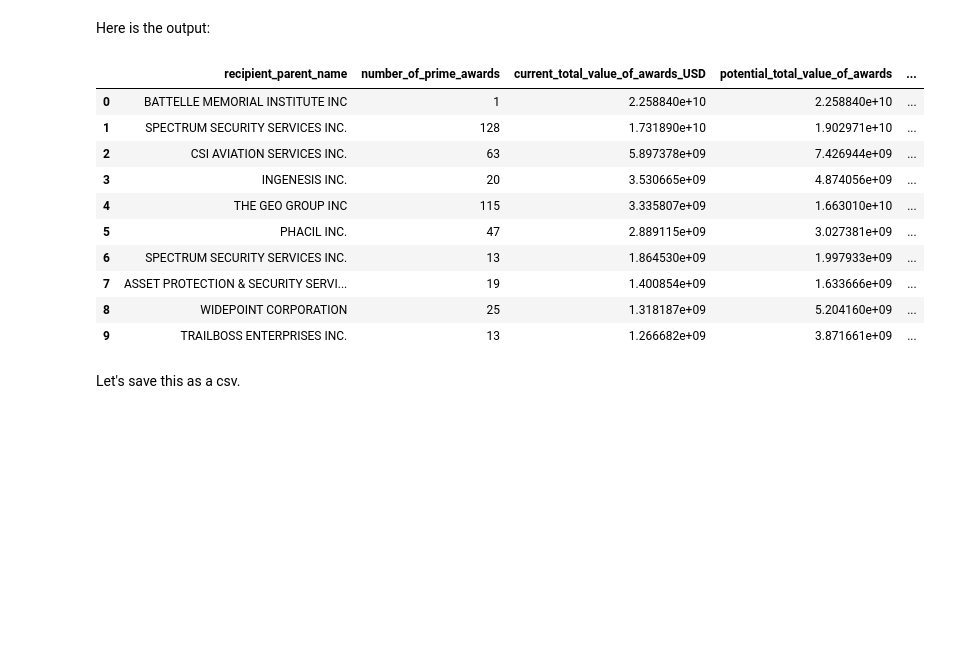
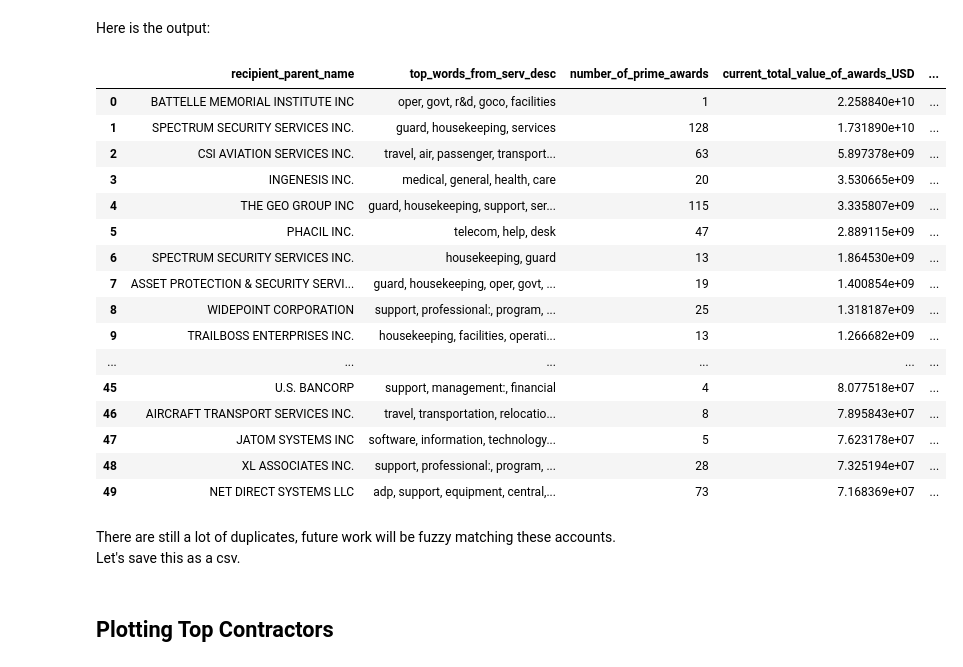
Before and after one commit to yinleon/us-spending, a Jupyter notebook: 2_ice_money.ipynb, the cells around one changed output. Drawn from its saved outputs; the diff is of its cells as text; code cells hidden in the pictures; blank space fills up the shorter version.

```diff
--- a/2_ice_money.ipynb
+++ b/2_ice_money.ipynb
@@ -156,3 +170,16 @@ contract_startdate = (df_prime_contracts[
+# %%
+top_words = []
+for dun_id_, df_ in df_prime_contracts.groupby('recipient_parent_duns'):
+    word_counter_ = Counter()
+    df_['product_or_service_code_description'].apply(count_words, args=(word_counter_, sw,))
+
+    top_words_ = ', '.join([w for w, c in word_counter_.most_common(5)])
+    d_ = dict(top_words_from_serv_desc  = top_words_,
+              recipient_parent_duns = dun_id_)
+
+    top_words.append(d_)
+
+top_words_per_service_description = pd.DataFrame(top_words)
 # %% [markdown]
 We can join them all together using this craziness below:
 # %%
@@ -166,6 +193,8 @@ output = (contract_amounts.reset_index()
           .merge(
             contract_startdate.reset_index(), on='recipient_parent_duns')
           .merge(
+            top_words_per_service_description, on='recipient_parent_duns')
+          .merge(
             lookup_table))
 # %% [markdown]
 The last merge above is the look_up table, containing metadata for each recipient.<br>
@@ -173,7 +202,7 @@ Let's change some of the aggregate column names to be more decriptive:
 # %%
 remapping = {
     'current_total_value_of_award_x' : 'current_total_value_of_awards_USD',
-    'current_total_value_of_award_y' : 'number_of_prime_awards',
+    'current_total_value_of_award_y' : 'number_of_prime_awards_USD',
     'potential_total_value_of_award' : 'potential_total_value_of_awards',
     'period_of_performance_potential_end_date' : 'last_contract_end_date',
     'period_of_performance_start_date' : 'first_contract_start_date'
@@ -190,6 +219,7 @@ And lastly, let's re-order the columns so they're readable
 # %%
 order_cols = [
     'recipient_parent_name',
+    'top_words_from_serv_desc',
     'number_of_prime_awards',
     'current_total_value_of_awards_USD',
     'potential_total_value_of_awards',
@@ -212,19 +247,28 @@ Here is the output:
 # %%
-output[order_cols].head(10)
+output[order_cols].head(50)
 # %% [output]
-|  | recipient_parent_name | number_of_prime_awards | current_total_value_of_awards_USD | potential_total_value_of_awards | ... |
-| 0 | BATTELLE MEMORIAL INSTITUTE INC | 1 | 2.258840e+10 | 2.258840e+10 | ... |
-| 1 | SPECTRUM SECURITY SERVICES INC. | 128 | 1.731890e+10 | 1.902971e+10 | ... |
-| 2 | CSI AVIATION SERVICES INC. | 63 | 5.897378e+09 | 7.426944e+09 | ... |
-| 3 | INGENESIS INC. | 20 | 3.530665e+09 | 4.874056e+09 | ... |
-| 4 | THE GEO GROUP INC | 115 | 3.335807e+09 | 1.663010e+10 | ... |
-| 5 | PHACIL INC. | 47 | 2.889115e+09 | 3.027381e+09 | ... |
-| 6 | SPECTRUM SECURITY SERVICES INC. | 13 | 1.864530e+09 | 1.997933e+09 | ... |
-| 7 | ASSET PROTECTION & SECURITY SERVI... | 19 | 1.400854e+09 | 1.633666e+09 | ... |
-| 8 | WIDEPOINT CORPORATION | 25 | 1.318187e+09 | 5.204160e+09 | ... |
-| 9 | TRAILBOSS ENTERPRISES INC. | 13 | 1.266682e+09 | 3.871661e+09 | ... |
+|  | recipient_parent_name | top_words_from_serv_desc | number_of_prime_awards | current_total_value_of_awards_USD | ... |
+| 0 | BATTELLE MEMORIAL INSTITUTE INC | oper, govt, r&d, goco, facilities | 1 | 2.258840e+10 | ... |
+| 1 | SPECTRUM SECURITY SERVICES INC. | guard, housekeeping, services | 128 | 1.731890e+10 | ... |
+| 2 | CSI AVIATION SERVICES INC. | travel, air, passenger, transport... | 63 | 5.897378e+09 | ... |
+| 3 | INGENESIS INC. | medical, general, health, care | 20 | 3.530665e+09 | ... |
+| 4 | THE GEO GROUP INC | guard, housekeeping, support, ser... | 115 | 3.335807e+09 | ... |
+| 5 | PHACIL INC. | telecom, help, desk | 47 | 2.889115e+09 | ... |
+| 6 | SPECTRUM SECURITY SERVICES INC. | housekeeping, guard | 13 | 1.864530e+09 | ... |
+| 7 | ASSET PROTECTION & SECURITY SERVI... | guard, housekeeping, oper, govt, ... | 19 | 1.400854e+09 | ... |
+| 8 | WIDEPOINT CORPORATION | support, professional:, program, ... | 25 | 1.318187e+09 | ... |
+| 9 | TRAILBOSS ENTERPRISES INC. | housekeeping, facilities, operati... | 13 | 1.266682e+09 | ... |
+| ... | ... | ... | ... | ... | ... |
+| 45 | U.S. BANCORP | support, management:, financial | 4 | 8.077518e+07 | ... |
+| 46 | AIRCRAFT TRANSPORT SERVICES INC. | travel, transportation, relocatio... | 8 | 7.895843e+07 | ... |
+| 47 | JATOM SYSTEMS INC | software, information, technology... | 5 | 7.623178e+07 | ... |
+| 48 | XL ASSOCIATES INC. | support, professional:, program, ... | 28 | 7.325194e+07 | ... |
+| 49 | NET DIRECT SYSTEMS LLC | adp, support, equipment, central,... | 73 | 7.168369e+07 | ... |
-# %% [markdown]
-Let's save this as a csv.
+# %% [markdown]
+There are still a lot of duplicates, future work will be fuzzy matching these accounts.<br>
+Let's save this as a csv.
 # %%
 outfile = 'ice_data/data_out/ice_prime_contractors_aggregated.csv'
 output[order_cols].to_csv(outfile, index=False)
+# %% [markdown]
+## Plotting Top Contractors
```
Also changed, not shown: parts of 10 cells of this notebook, 1 other file.
